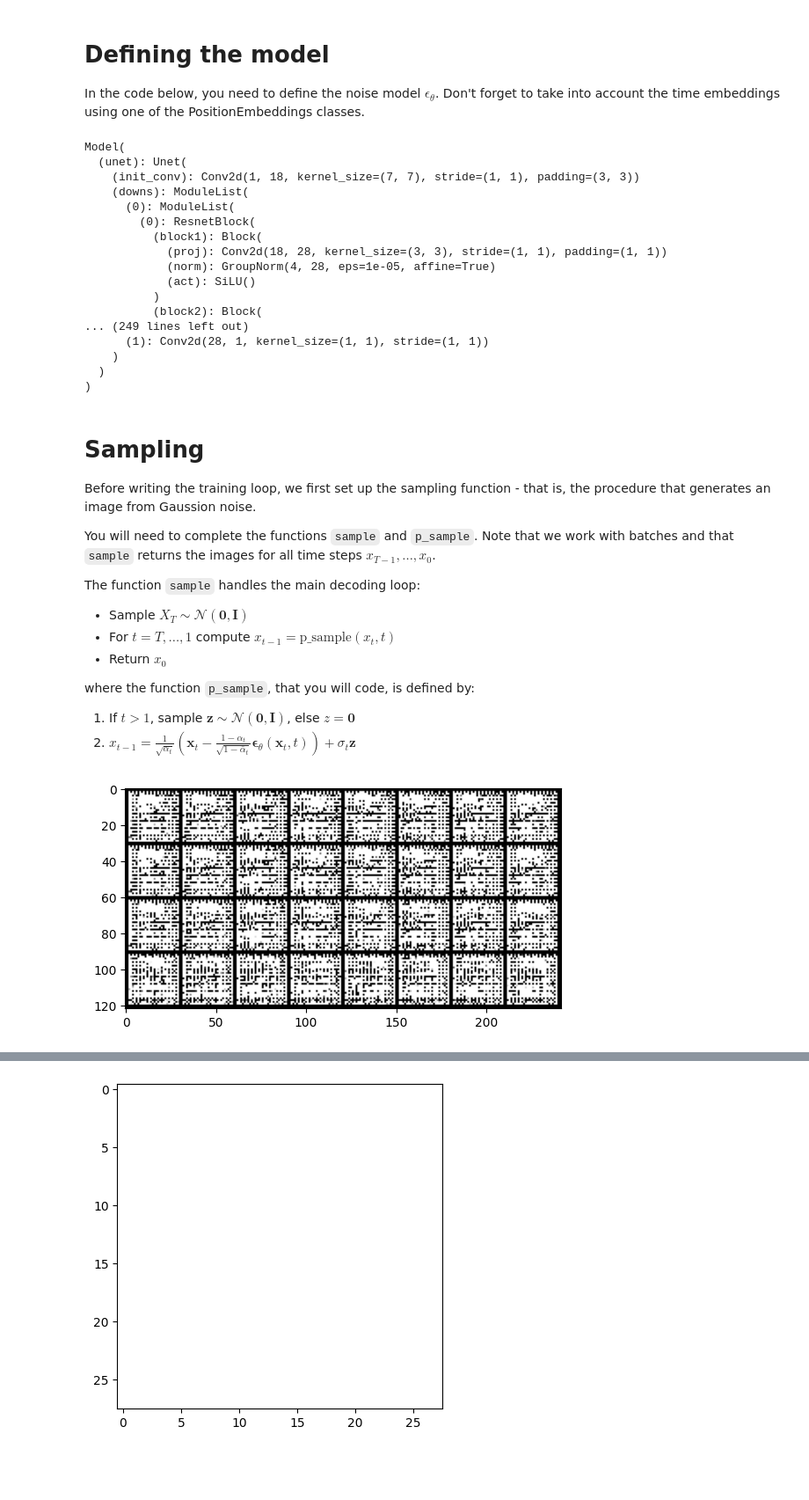
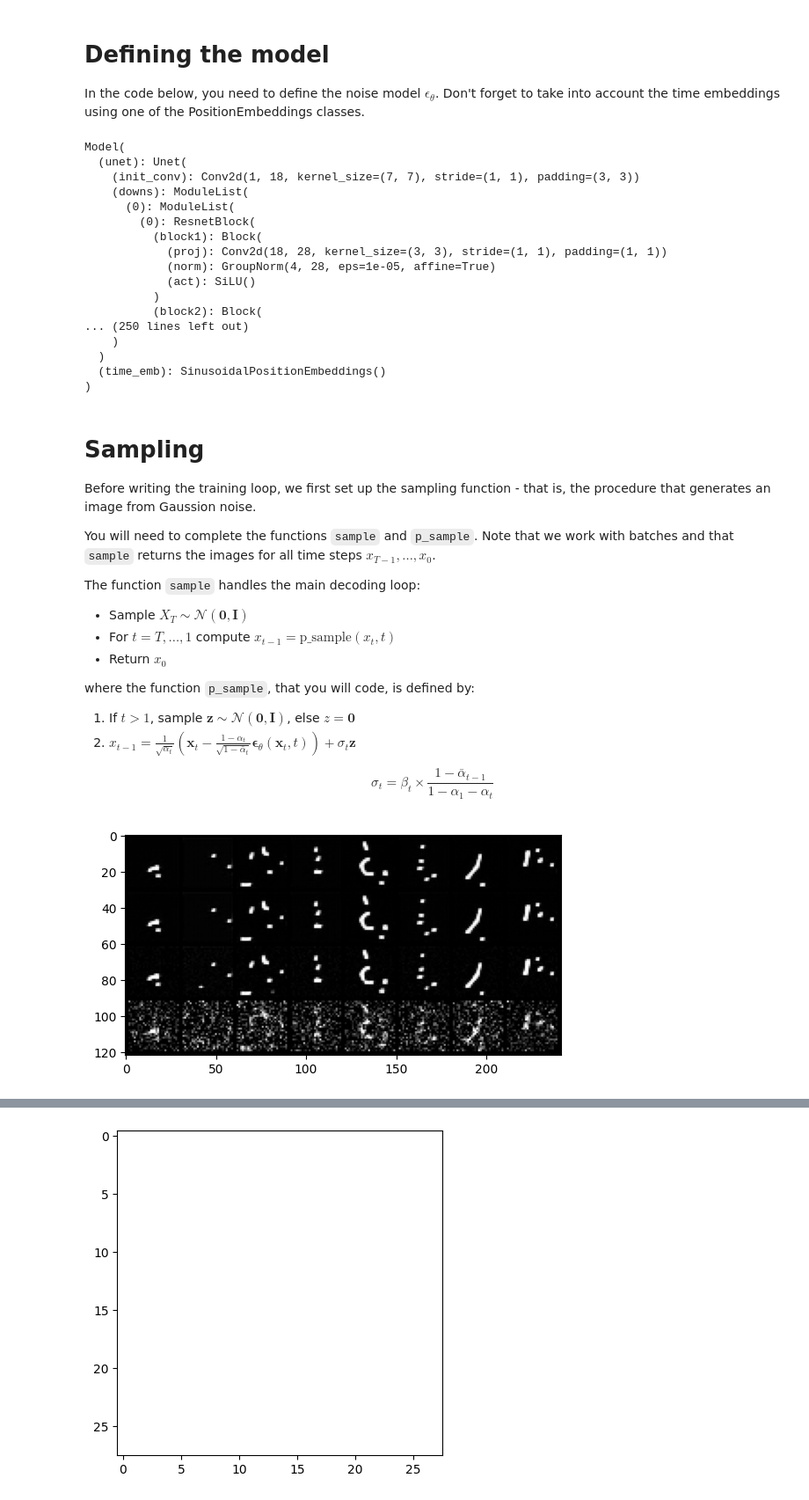
Before and after one commit to Jad-yehya/Advanced-deep, a Jupyter notebook: Diffusion/diffusion.student.ipynb, the cells around one changed output, grey strips where cells are left out. Shown at 88% size. Drawn from its saved outputs; the diff is of its cells as text; code cells hidden in the pictures; blank space fills up the shorter version.

Commit message:
Diffusion and p_sample working

```diff
--- a/Diffusion/diffusion.student.ipynb
+++ b/Diffusion/diffusion.student.ipynb
@@ -683,12 +684,20 @@ class Model(nn.Module):
         self.image_size = dim
         self.channels = channels
 
-        # À compléter...
-        assert False, "Code non implémenté"
+        self.unet = Unet(dim, channels=channels)
+        self.time_emb = SinusoidalPositionEmbeddings(timesteps)
 
     def forward(self, x_t, time):
-        # À compléter...
-        assert False, "Code non implémenté"
+        """Forward pass
+
+        Args:
+            x_t (torch.Tensor): The image at time t
+            time (torch.Tensor): The time embedding
+
+        Returns:
+            torch.Tensor: The predicted image at time t+1
+        """
+        return self.unet(x_t, self.time_emb(time))
 
 
 # Initialize the model
@@ -707,10 +716,10 @@ Model(
             (act): SiLU()
           )
           (block2): Block(
-... (249 lines left out)
-      (1): Conv2d(28, 1, kernel_size=(1, 1), stride=(1, 1))
+... (250 lines left out)
     )
   )
+  (time_emb): SinusoidalPositionEmbeddings()
 )
 # %% [markdown]
 
@@ -733,41 +742,66 @@ The function `sample` handles the main decoding loop:
 where the function `p_sample`, that you will code, is defined by:
 1. If $t>1$, sample $\mathbf z \sim \mathcal N(\mathbf 0, \mathbf I)$, else $z = \mathbf 0$
 1. $x_{t-1} = \frac 1 {\sqrt{\alpha_t}} \left( \mathbf x_t - \frac{1-\alpha_t}{\sqrt{1-\bar\alpha_t}} \mathbf{\epsilon}_\theta(\mathbf{x}_t, t)  \right) + \sigma_t \mathbf z$
+
+$$\sigma_t = \beta_t \times \frac{1- \bar\alpha_{t-1}}{1-\alpha_1 - \alpha_t}
+$$
 # %%
 @torch.no_grad()
 def p_sample(
     schedule: Schedule, model: Model, x: torch.Tensor, t, t_index: torch.LongTensor
 ):
-    # À compléter...
-    assert False, "Code non implémenté"
+    if t == 0:
+        z = torch.zeros_like(x)
+    else:
+        z = torch.randn_like(x)
+
+    sqrt_recip_alphas = schedule.sqrt_recip_alphas[t]
+    sqrt_one_minus_alphas_cumprod = schedule.sqrt_one_minus_alphas_cumprod[t]
+    posterior_variance = schedule.posterior_variance[t]
+    alphas = schedule.alphas[t]
+
+    epsilon = model(x, t_index)
+    x_prev = sqrt_recip_alphas * \
+        (x - ((1.0 - alphas)/sqrt_one_minus_alphas_cumprod * epsilon)) + \
+        z * posterior_variance
+    return x_prev, epsilon
 
 
 @torch.no_grad()
 def sample(schedule, model, batch_size=16):
     """Sample images from the generation model
 
     Args:
         schedule (Schedule): The variance schedule
         model (Model): The noise model
         batch_size (int, optional): Number of images to generate. Defaults to 16.
 
     Returns:
         List[torch.Tensor]: List of images for each time step $x_{T-1}, \ldots, x_0$
     """
     image_size = model.image_size
     channels = model.channels
     device = next(model.parameters()).device
 
     # Will contain $x_{T-1}, \ldots, x_0$
     imgs = []
 
-    # À compléter...
-    assert False, "Code non implémenté"
+    xT = torch.randn(batch_size, channels, image_size,
+                     image_size, device=device)
+    imgs.append(xT)
+
+    for i in range(timesteps - 1, 0, -1):
+        xt = imgs[-1]
+        imgs.append(
+            p_sample(schedule, model, xt, i,
+                     torch.LongTensor([i]).to(device))[0]
+        )
+
     return imgs
 
 
 # Try to generate some images
 samples = sample(schedule, model, 8)
-show_images(torch.cat(samples[-1:0:-50]))
+show_images(torch.cat(samples[-1:0:-50]).cpu())
 # %% [output]
-[figure, old version]
+[figure, new version]
```
Also changed, not shown: parts of 9 cells of this notebook.
